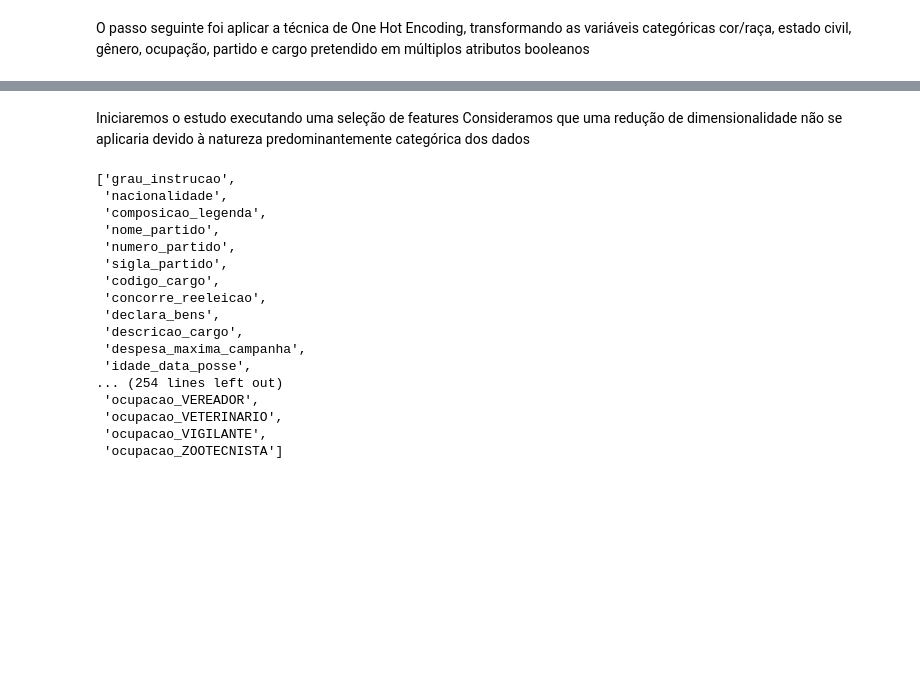
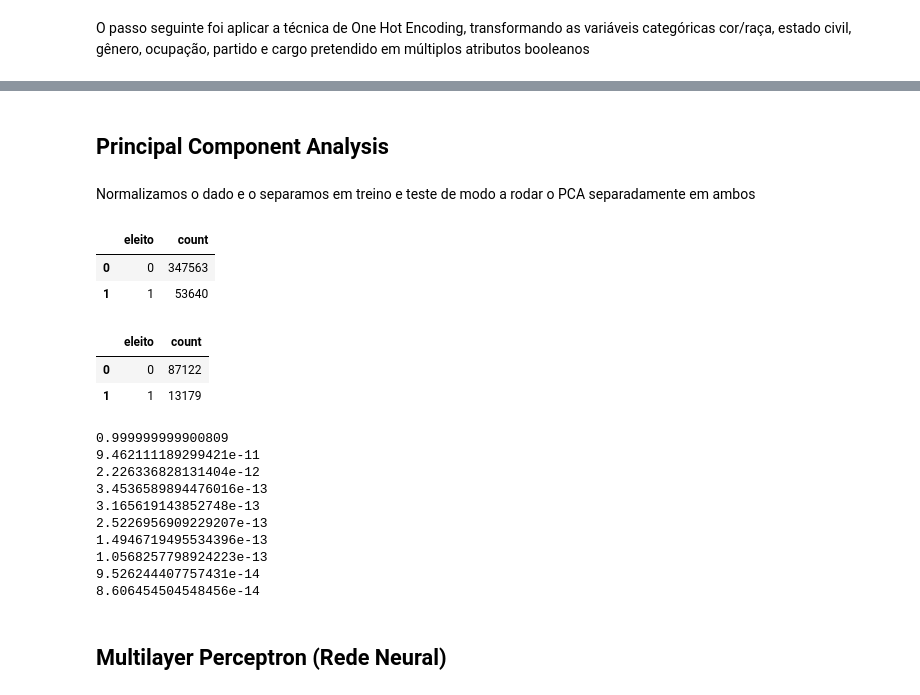
Before and after one commit to EBarbara/analise-eleicoes, a Jupyter notebook: Exploratory.ipynb, the cells around one changed output, grey strips where cells are left out. Saved outputs shown, nothing was run; the diff lists cells and outputs as text; code cells hidden in the pictures; blank space fills up the shorter version.

```diff
--- a/Exploratory.ipynb
+++ b/Exploratory.ipynb
@@ -263,23 +270,0 @@ df_work.head()
-# %% [markdown]
-Iniciaremos o estudo executando uma seleção de features
-Consideramos que uma redução de dimensionalidade não se aplicaria devido à natureza predominantemente categórica dos dados
-# %%
-list(df_work)
-# %% [output]
-['grau_instrucao',
- 'nacionalidade',
- 'composicao_legenda',
- 'nome_partido',
- 'numero_partido',
- 'sigla_partido',
- 'codigo_cargo',
- 'concorre_reeleicao',
- 'declara_bens',
- 'descricao_cargo',
- 'despesa_maxima_campanha',
- 'idade_data_posse',
-... (254 lines left out)
- 'ocupacao_VEREADOR',
- 'ocupacao_VETERINARIO',
- 'ocupacao_VIGILANTE',
- 'ocupacao_ZOOTECNISTA']
@@ -287,0 +271,29 @@ list(df_work)
+# %% [markdown]
+## Principal Component Analysis
+# %% [markdown]
+Normalizamos o dado e o separamos em treino e teste de modo a rodar o PCA separadamente em ambos
+# %%
+scaler = StandardScaler()
+scaler.fit(df_work)
+scaler.transform(df_work)
+df_treino, df_teste = train_test_split(df_work, test_size=0.2)
+# %%
+df_treino\
+    .groupby(['eleito'])\
+    .size()\
+    .reset_index()\
+    .rename(columns={0:'count'})
+# %% [output]
+|  | eleito | count |
+| 0 | 0 | 347563 |
+| 1 | 1 | 53640 |
+# %%
+df_teste\
+    .groupby(['eleito'])\
+    .size()\
+    .reset_index()\
+    .rename(columns={0:'count'})
+# %% [output]
+|  | eleito | count |
+| 0 | 0 | 87122 |
+| 1 | 1 | 13179 |
@@ -287,0 +305,28 @@ list(df_work)
+# %%
+pca = decomposition.PCA(n_components=10)
+pca_df_data = pca.fit_transform(df_data)
+pca_test_data = pca.transform(test_data)
+
+print(pca.explained_variance_ratio_[0])
+print(pca.explained_variance_ratio_[1])
+print(pca.explained_variance_ratio_[2])
+print(pca.explained_variance_ratio_[3])
+print(pca.explained_variance_ratio_[4])
+print(pca.explained_variance_ratio_[5])
+print(pca.explained_variance_ratio_[6])
+print(pca.explained_variance_ratio_[7])
+print(pca.explained_variance_ratio_[8])
+print(pca.explained_variance_ratio_[9])
+# %% [output]
+0.999999999900809
+9.462111189299421e-11
+2.226336828131404e-12
+3.4536589894476016e-13
+3.165619143852748e-13
+2.5226956909229207e-13
+1.4946719495534396e-13
+1.0568257798924223e-13
+9.526244407757431e-14
+8.606454504548456e-14
+# %% [markdown]
+## Multilayer Perceptron (Rede Neural)
```
Also changed, not shown: parts of 19 cells of this notebook.
